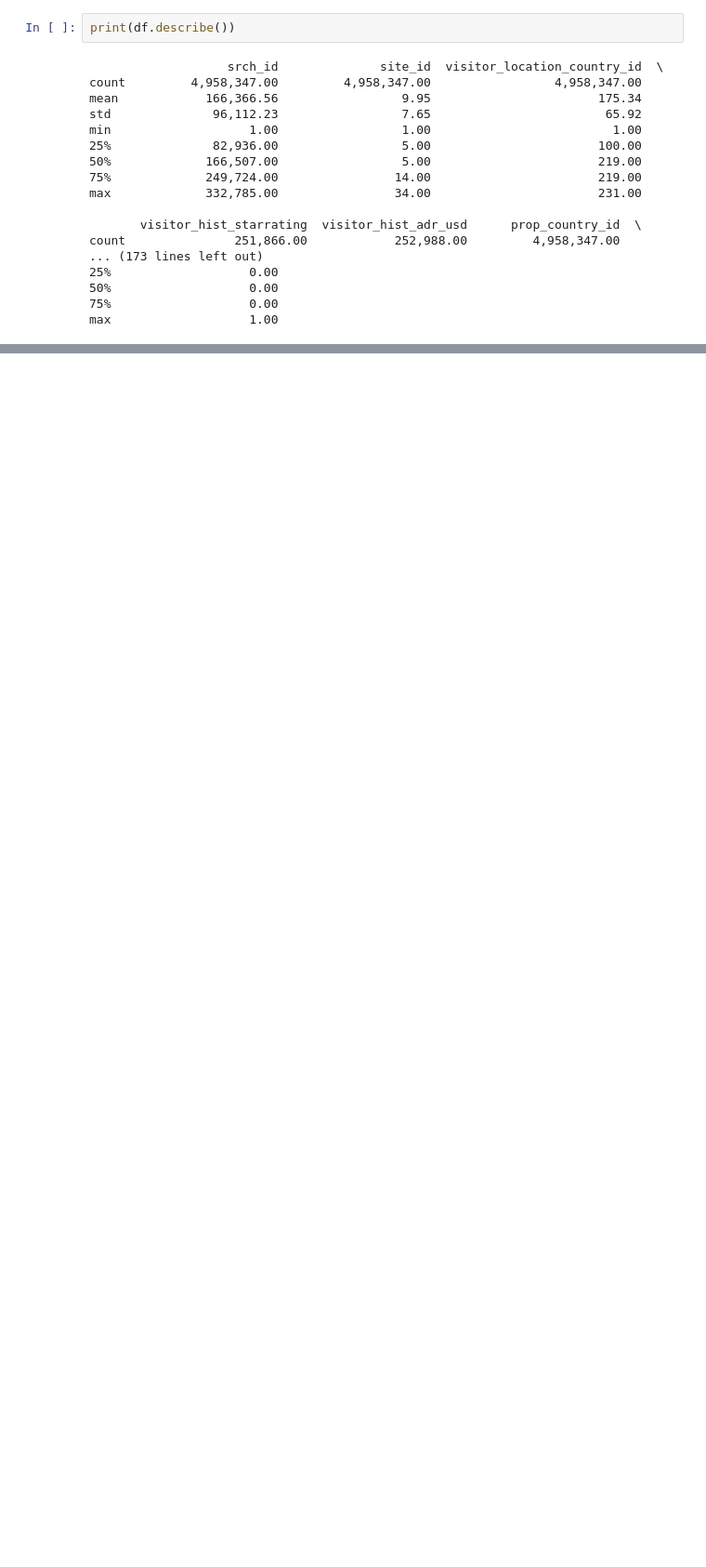
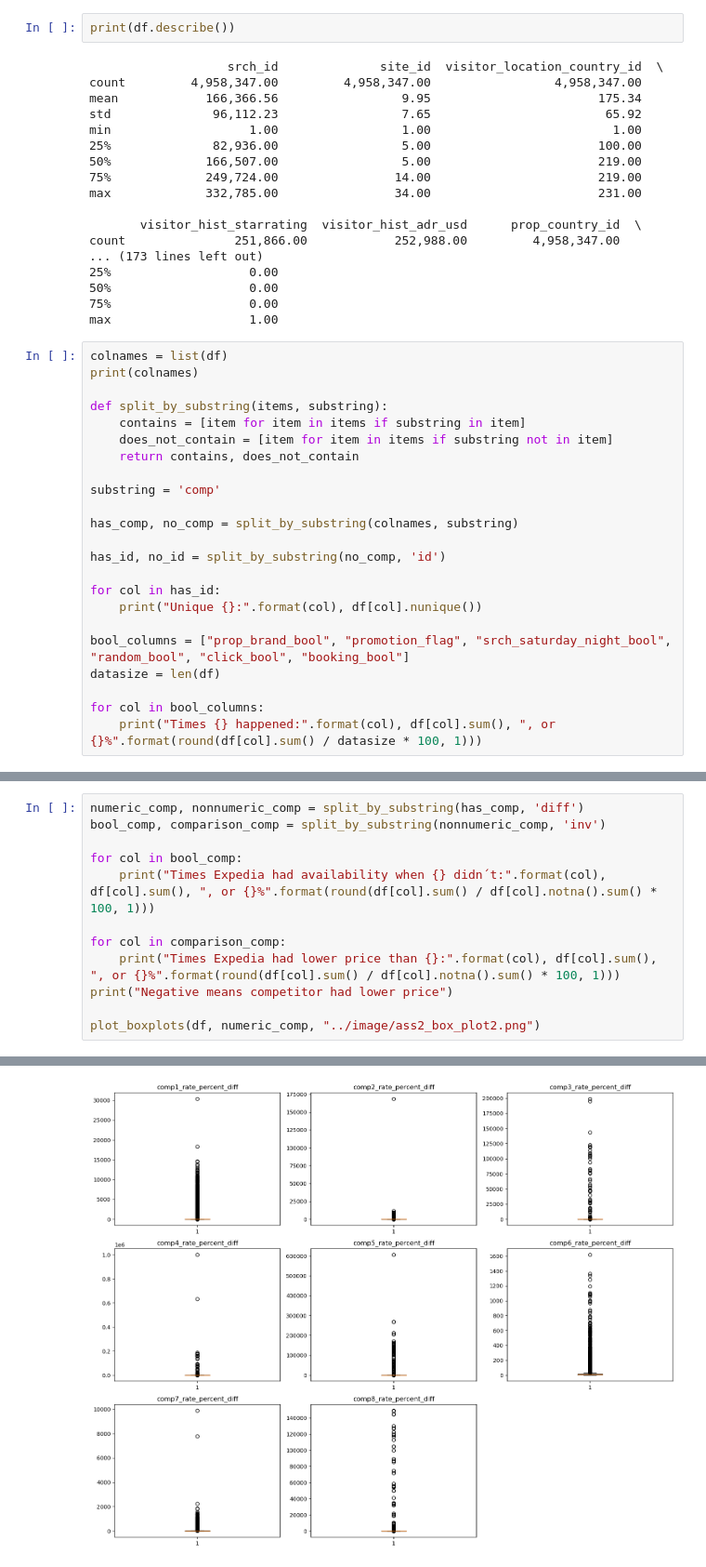
Before and after one commit to hongqianx/DataMining, a Jupyter notebook: Assignment 2/Task2.ipynb, the cells around one changed output, grey strips where cells are left out. Shown at 93% size. Saved outputs shown, nothing was run; the diff lists cells and outputs as text; blank space fills up the shorter version.

```diff
--- a/Assignment 2/Task2.ipynb
+++ b/Assignment 2/Task2.ipynb
@@ -137,3 +181,26 @@ count               251,866.00            252,988.00         4,958,347.00
 50%                   0.00
 75%                   0.00
 max                   1.00
+# %%
+colnames = list(df)
+print(colnames)
+
+def split_by_substring(items, substring):
+    contains = [item for item in items if substring in item]
+    does_not_contain = [item for item in items if substring not in item]
+    return contains, does_not_contain
+
+substring = 'comp'
+
+has_comp, no_comp = split_by_substring(colnames, substring)
+
+has_id, no_id = split_by_substring(no_comp, 'id')
+
+for col in has_id:
+    print("Unique {}:".format(col), df[col].nunique())
+
+bool_columns = ["prop_brand_bool", "promotion_flag", "srch_saturday_night_bool", "random_bool", "click_bool", "booking_bool"]
+datasize = len(df)
+
+for col in bool_columns:
+    print("Times {} happened:".format(col), df[col].sum(), ", or {}%".format(round(df[col].sum() / datasize * 100, 1)))
@@ -139,0 +238,13 @@ max                   1.00
+# %%
+numeric_comp, nonnumeric_comp = split_by_substring(has_comp, 'diff')
+bool_comp, comparison_comp = split_by_substring(nonnumeric_comp, 'inv')
+
+for col in bool_comp:
+    print("Times Expedia had availability when {} didn´t:".format(col), df[col].sum(), ", or {}%".format(round(df[col].sum() / df[col].notna().sum() * 100, 1)))
+
+for col in comparison_comp:
+    print("Times Expedia had lower price than {}:".format(col), df[col].sum(), ", or {}%".format(round(df[col].sum() / df[col].notna().sum() * 100, 1)))
+print("Negative means competitor had lower price")
+
+plot_boxplots(df, numeric_comp, "../image/ass2_box_plot2.png")
+# %% [output]
@@ -139,0 +268 @@ max                   1.00
+[figure, added]
```
Also changed, not shown: parts of 8 cells of this notebook, 2 other files.
